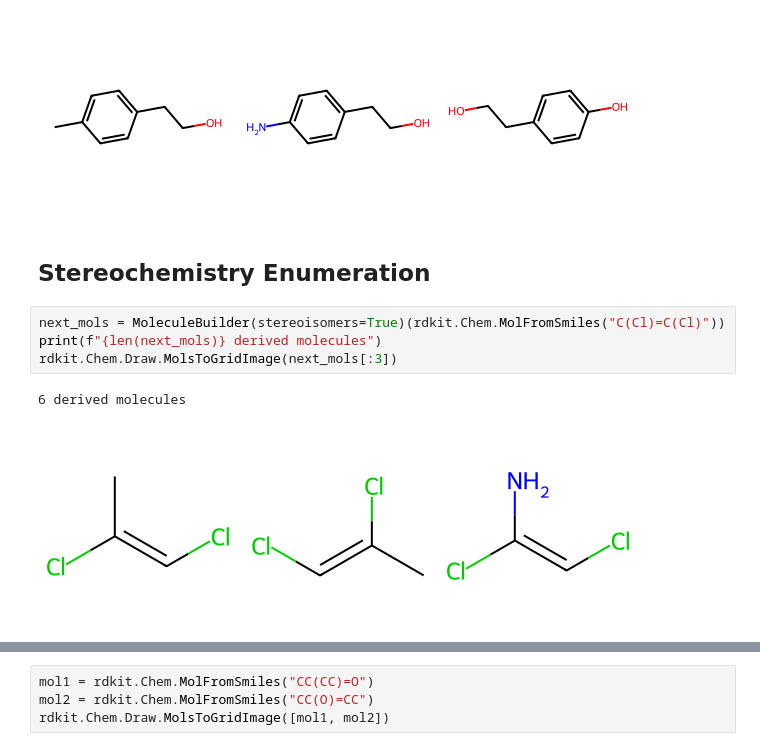
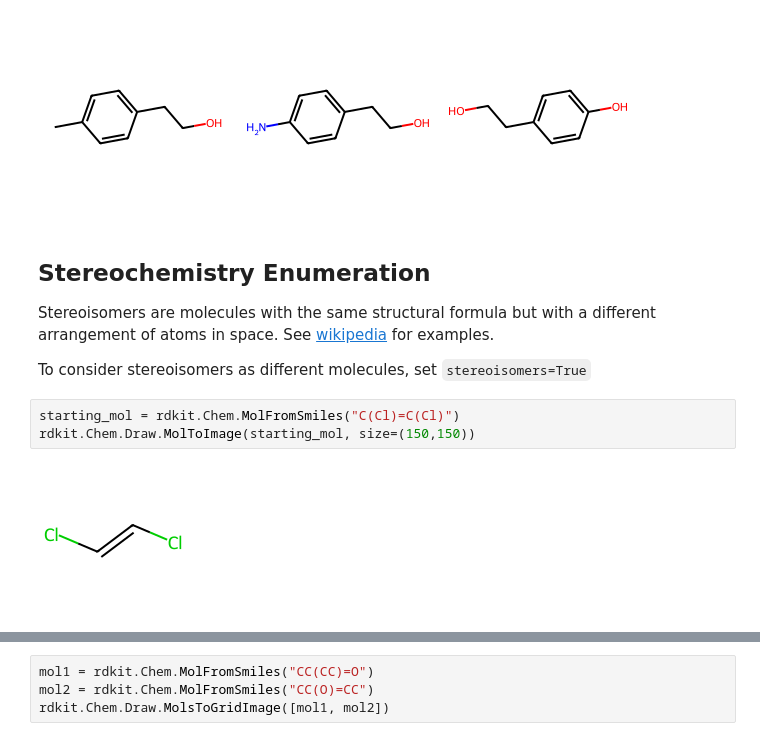
Before and after one commit to NREL/rlmolecule, a Jupyter notebook: examples/benchmarks/RL_workshop.ipynb, the cells around one changed output, grey strips where cells are left out. Saved outputs shown, nothing was run; the diff lists cells and outputs as text.

```diff
--- a/examples/benchmarks/RL_workshop.ipynb
+++ b/examples/benchmarks/RL_workshop.ipynb
@@ -66,10 +92,11 @@ rdkit.Chem.Draw.MolsToGridImage(next_mols_sa[:3])
 [figure]
 # %% [markdown]
 ## Stereochemistry Enumeration
+Stereoisomers are molecules with the same structural formula but with a different arrangement of atoms in space. See [wikipedia](https://en.wikipedia.org/wiki/Skeletal_formula#Stereochemistry) for examples.
+
+To consider stereoisomers as different molecules, set `stereoisomers=True`
-# %%
-next_mols = MoleculeBuilder(stereoisomers=True)(rdkit.Chem.MolFromSmiles("C(Cl)=C(Cl)"))
-print(f"{len(next_mols)} derived molecules")
-rdkit.Chem.Draw.MolsToGridImage(next_mols[:3])
-# %% [output]
-6 derived molecules
-[figure, removed]
+# %%
+starting_mol = rdkit.Chem.MolFromSmiles("C(Cl)=C(Cl)")
+rdkit.Chem.Draw.MolToImage(starting_mol, size=(150,150))
+# %% [output]
+[figure, added]
```
Also changed, not shown: parts of 35 cells of this notebook.
